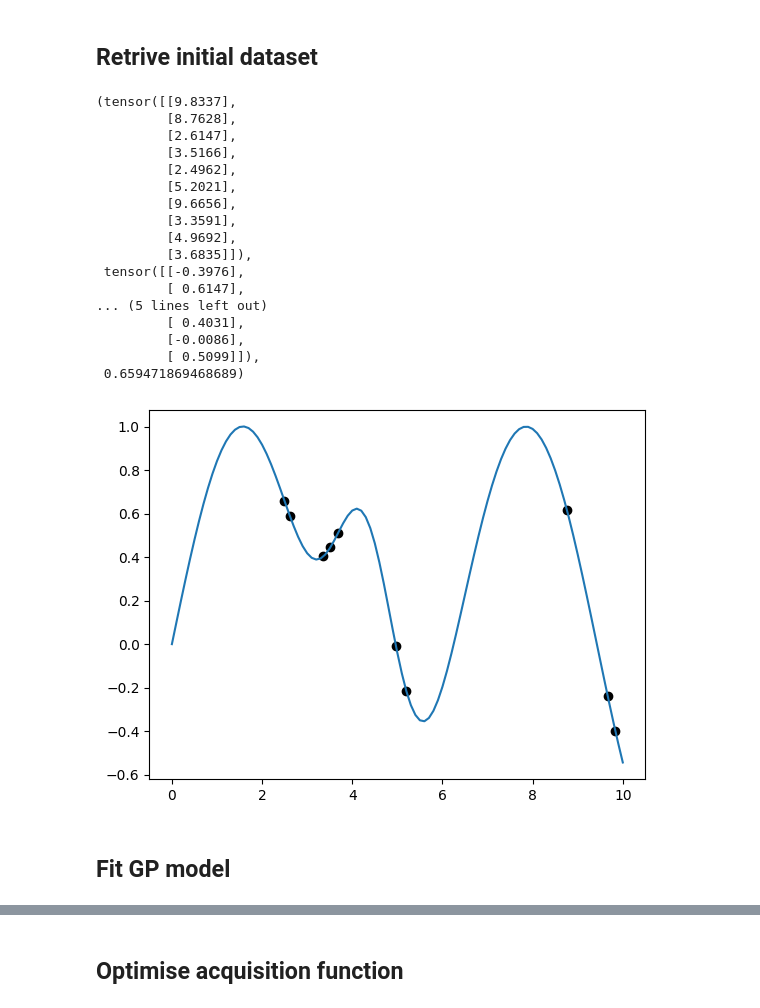
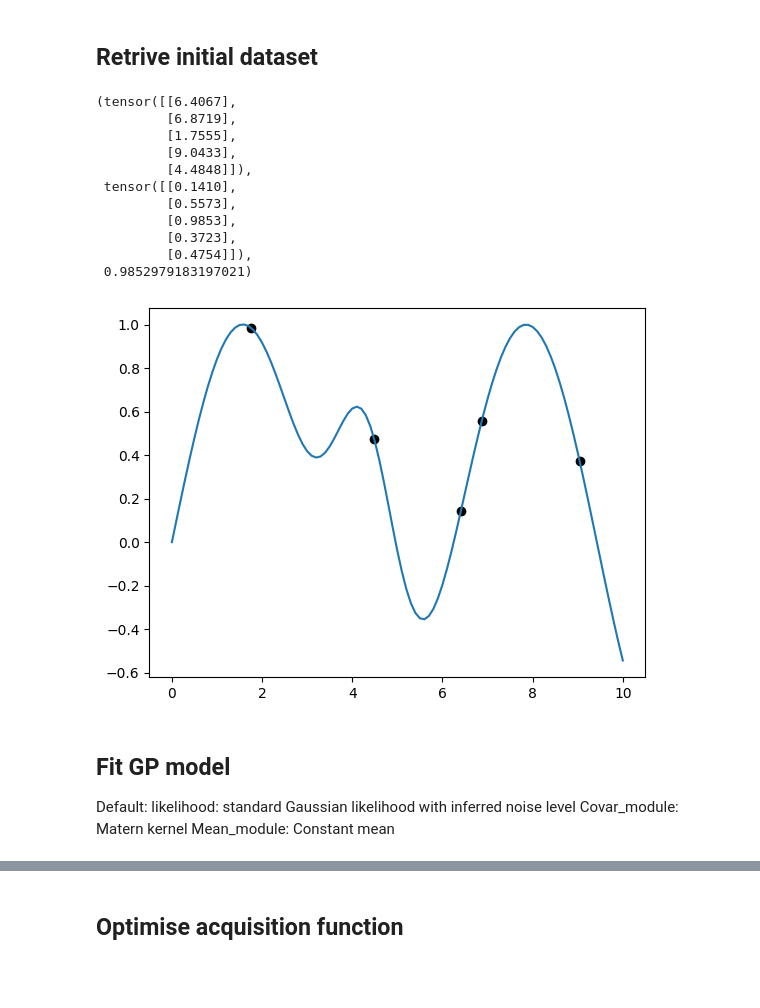
Before and after one commit to YimengJin/Thesis_Yimeng, a Jupyter notebook: Model Test.ipynb, the cells around one changed output, grey strips where cells are left out. Drawn from its saved outputs; the diff is of its cells as text; code cells hidden in the pictures; blank space fills up the shorter version.

Commit message:
added more acqf and model
Try to understand the attributes

```diff
--- a/Model Test.ipynb
+++ b/Model Test.ipynb
@@ -38,35 +40,33 @@ plt.show()
 # %% [markdown]
 ## Retrive initial dataset
 # %%
-n = 10 # Number of training points
+n = 5 # Number of training points
 train_x = torch.rand(n,1)*10
 train_y = F(train_x).unsqueeze(-1)
 best_observed = train_y.max().item()
 plt.plot(train_x,train_y,'o', color = 'black')
 plt.plot(x,F(x))
 plt.show
 train_x,train_y,best_observed
 # %% [output]
-(tensor([[9.8337],
-         [8.7628],
-         [2.6147],
-         [3.5166],
-         [2.4962],
-         [5.2021],
-         [9.6656],
-         [3.3591],
-         [4.9692],
-         [3.6835]]),
- tensor([[-0.3976],
-         [ 0.6147],
-... (5 lines left out)
-         [ 0.4031],
-         [-0.0086],
-         [ 0.5099]]),
- 0.659471869468689)
+(tensor([[6.4067],
+         [6.8719],
+         [1.7555],
+         [9.0433],
+         [4.4848]]),
+ tensor([[0.1410],
+         [0.5573],
+         [0.9853],
+         [0.3723],
+         [0.4754]]),
+ 0.9852979183197021)
-[figure, old version]
+[figure, new version]
-# %% [markdown]
-## Fit GP model
+# %% [markdown]
+## Fit GP model
+Default:
+    likelihood: standard Gaussian likelihood with inferred noise level
+    Covar_module: Matern kernel
+    Mean_module: Constant mean
 # %%
 model = SingleTaskGP(train_x,train_y)
 mll = ExactMarginalLogLikelihood(model.likelihood,model)
```
Also changed, not shown: parts of 19 cells of this notebook.
